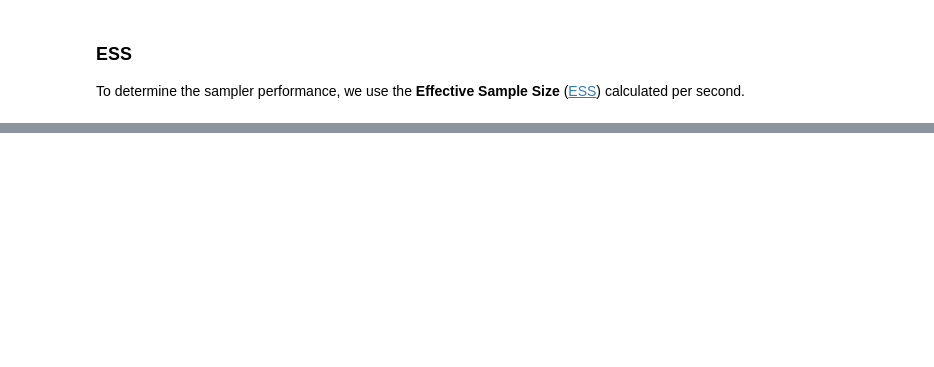
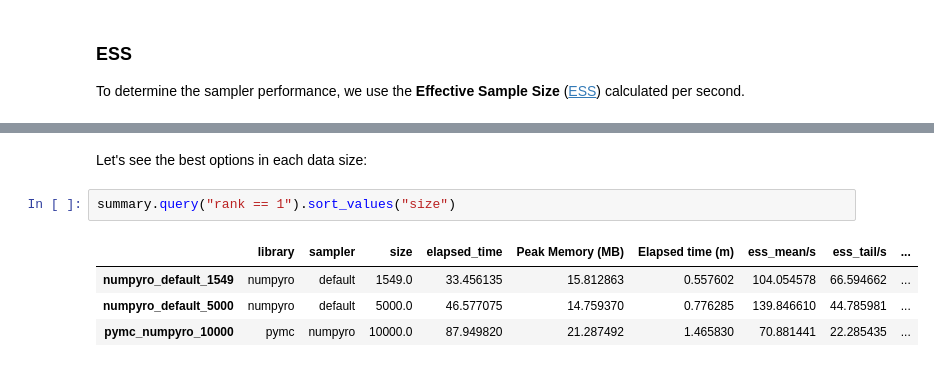
Before and after one commit to symeneses/SBM, a Jupyter notebook: notebooks/example.ipynb, the cells around one changed output, grey strips where cells are left out. Drawn from its saved outputs; the diff is of its cells as text; blank space fills up the shorter version.

```diff
--- a/notebooks/example.ipynb
+++ b/notebooks/example.ipynb
@@ -311,0 +323,9 @@ Using 'ESS per Second' previously calculated
+# %% [markdown]
+Let's see the best options in each data size:
+# %%
+summary.query("rank == 1").sort_values("size")
+# %% [output]
+|  | library | sampler | size | elapsed_time | Peak Memory (MB) | Elapsed time (m) | ess_mean/s | ess_tail/s | ... |
+| numpyro_default_1549 | numpyro | default | 1549.0 | 33.456135 | 15.812863 | 0.557602 | 104.054578 | 66.594662 | ... |
+| numpyro_default_5000 | numpyro | default | 5000.0 | 46.577075 | 14.759370 | 0.776285 | 139.846610 | 44.785981 | ... |
+| pymc_numpyro_10000 | pymc | numpyro | 10000.0 | 87.949820 | 21.287492 | 1.465830 | 70.881441 | 22.285435 | ... |
```
Also changed, not shown: parts of 12 cells of this notebook.
